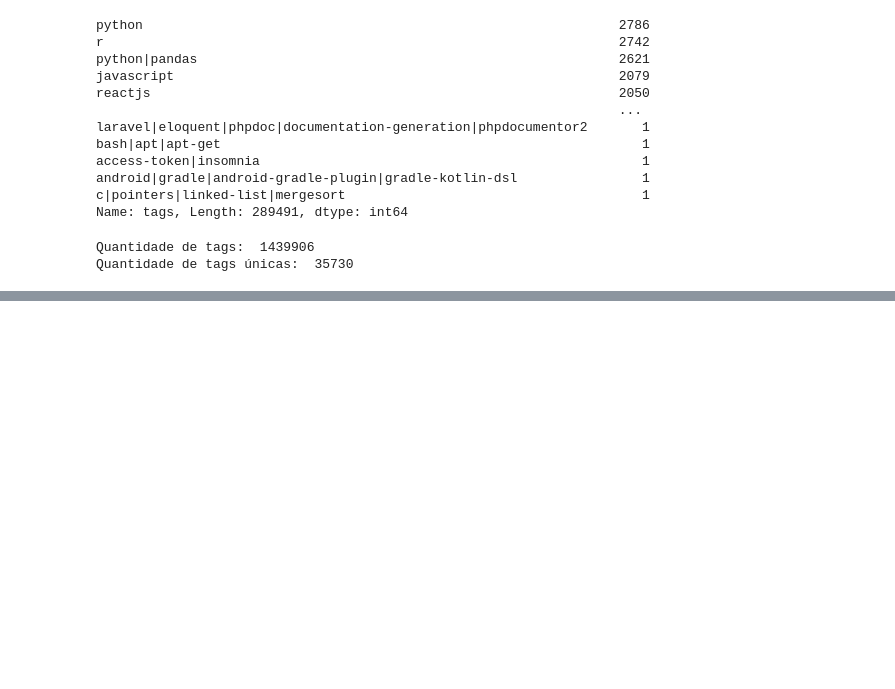
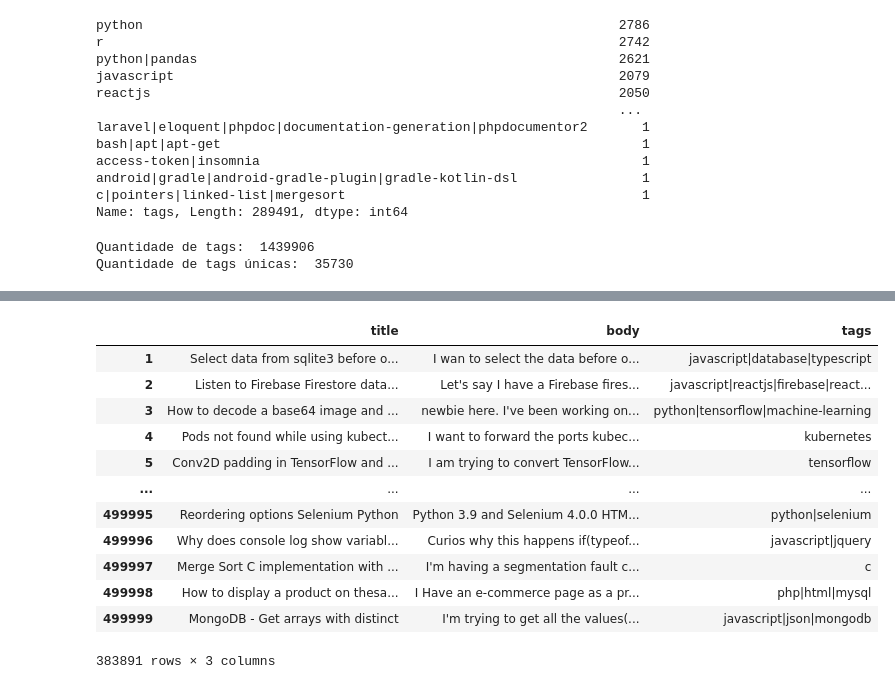
Before and after one commit to gabrielgcbs/stackoverflow-tags-recommendation, a Jupyter notebook: notebooks/exploratory_analysis.ipynb, the cells around one changed output, grey strips where cells are left out. Drawn from its saved outputs; the diff is of its cells as text; code cells hidden in the pictures; blank space fills up the shorter version.

```diff
--- a/notebooks/exploratory_analysis.ipynb
+++ b/notebooks/exploratory_analysis.ipynb
@@ -135,3 +135,7 @@ print('Quantidade de tags únicas: ', len(all_tags_count.keys()))
 # %% [output]
 Quantidade de tags:  1439906
 Quantidade de tags únicas:  35730
+# %%
+top100 = all_tags_count.most_common(100)
+top100_tags = [i[0] for i in top100]
+top100_tags
@@ -137,0 +164,8 @@ Quantidade de tags únicas:  35730
+# %%
+reduced_df_tags = df_tags.copy()
+
+for idx, row in reduced_df_tags.iterrows():
+    tags = row['tags'].split('|')
+    reduced_df_tags.at[idx, 'tags'] = '|'.join([value for value in tags if value in top100_tags])
+
+reduced_df_tags.head()
@@ -137,0 +179,3 @@ Quantidade de tags únicas:  35730
+# %%
+reduced_df_tags['tags'].replace('', np.nan, inplace=True)
+reduced_df_tags.head()
@@ -137,0 +189,3 @@ Quantidade de tags únicas:  35730
+# %%
+reduced_df_tags.dropna(subset=['tags'], inplace=True)
+reduced_df_tags.head()
@@ -137,0 +199,16 @@ Quantidade de tags únicas:  35730
+# %%
+reduced_df_tags
+# %% [output]
+|  | title | body | tags |
+| 1 | Select data from sqlite3 before o... | I wan to select the data before o... | javascript|database|typescript |
+| 2 | Listen to Firebase Firestore data... | Let's say I have a Firebase fires... | javascript|reactjs|firebase|react... |
+| 3 | How to decode a base64 image and ... | newbie here. I've been working on... | python|tensorflow|machine-learning |
+| 4 | Pods not found while using kubect... | I want to forward the ports kubec... | kubernetes |
+| 5 | Conv2D padding in TensorFlow and ... | I am trying to convert TensorFlow... | tensorflow |
+| ... | ... | ... | ... |
+| 499995 | Reordering options Selenium Python | Python 3.9 and Selenium 4.0.0 HTM... | python|selenium |
+| 499996 | Why does console log show variabl... | Curios why this happens if(typeof... | javascript|jquery |
+| 499997 | Merge Sort C implementation with ... | I'm having a segmentation fault c... | c |
+| 499998 | How to display a product on thesa... | I Have an e-commerce page as a pr... | php|html|mysql |
+| 499999 | MongoDB - Get arrays with distinct | I'm trying to get all the values(... | javascript|json|mongodb |
+383891 rows × 3 columns
```
Also changed, not shown: parts of 5 cells of this notebook.
